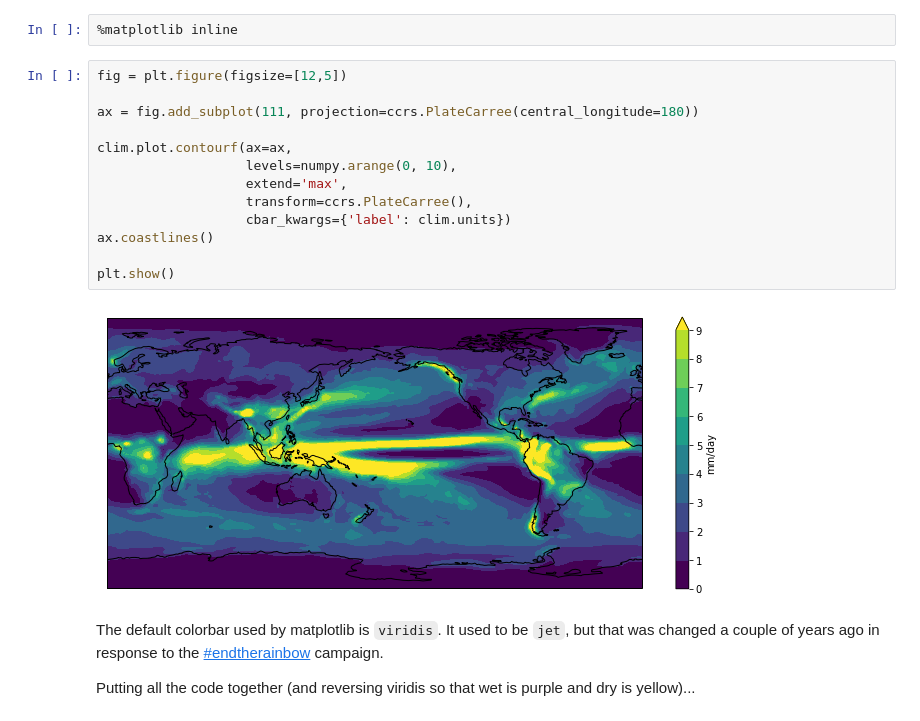
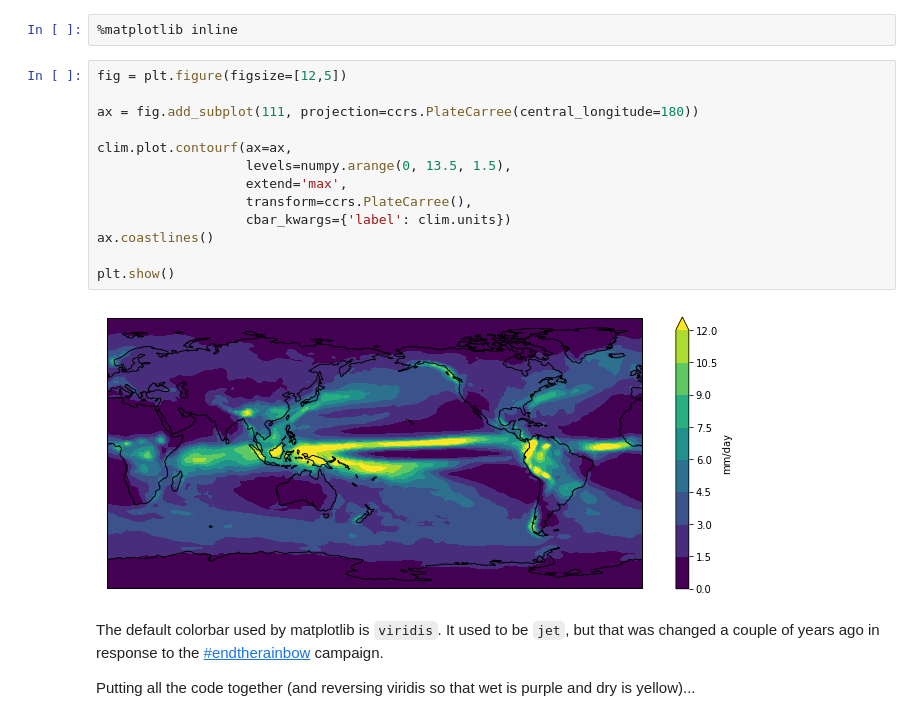
Before and after one commit to carpentries-lab/python-aos-lesson, a Jupyter notebook: notebooks/02-visualisation-xarray.ipynb, the cells around one changed output. Cells and saved outputs as stored; diff of their text form.

```diff
--- a/notebooks/02-visualisation-xarray.ipynb
+++ b/notebooks/02-visualisation-xarray.ipynb
@@ -115,18 +115,18 @@ The new climatology cube retains all relevant metadata (e.g. latitude and longit
 # %%
 fig = plt.figure(figsize=[12,5])
 
 ax = fig.add_subplot(111, projection=ccrs.PlateCarree(central_longitude=180))
 
 clim.plot.contourf(ax=ax,
-                   levels=numpy.arange(0, 10),
+                   levels=numpy.arange(0, 13.5, 1.5),
                    extend='max',
                    transform=ccrs.PlateCarree(),
                    cbar_kwargs={'label': clim.units})
 ax.coastlines()
 
 plt.show()
 # %% [output]
-[figure, old version]
+[figure, new version]
 # %% [markdown]
 The default colorbar used by matplotlib is `viridis`. It used to be `jet`, but that was changed a couple of years ago in response to the [#endtherainbow](https://www.climate-lab-book.ac.uk/2014/end-of-the-rainbow/) campaign.
 
```
Also changed, not shown: parts of 1 cell of this notebook, 3 other files.
